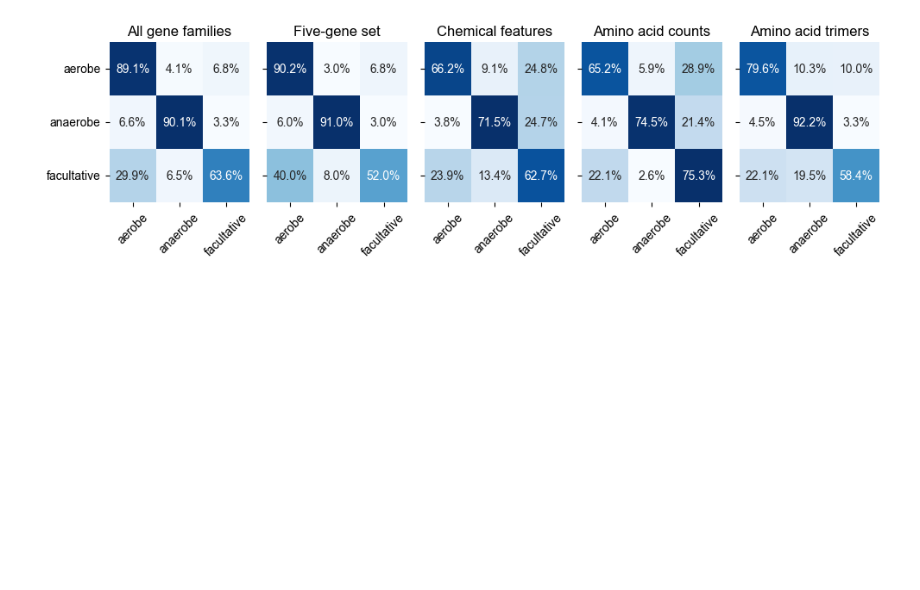
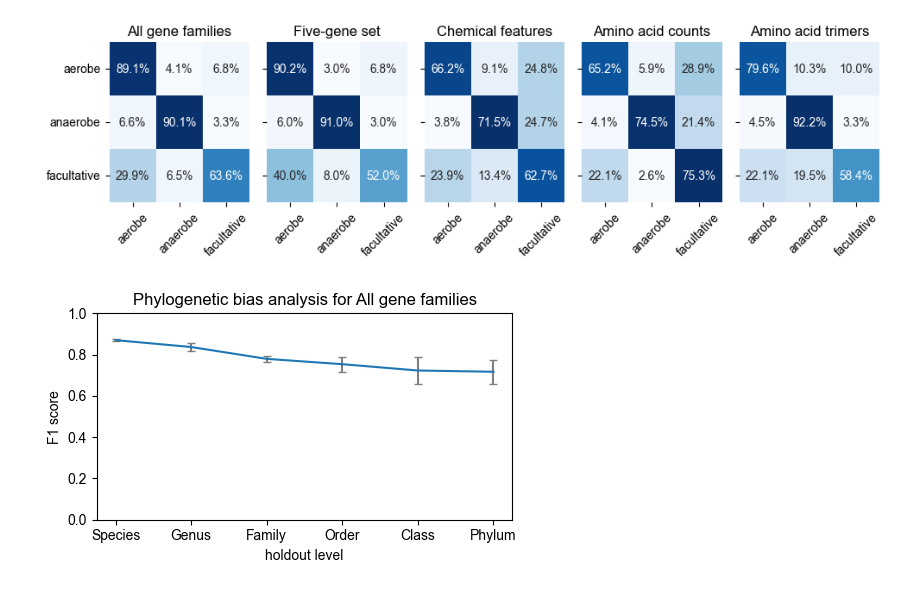
Before and after one commit to jgoldford/aerobot, a Jupyter notebook: aerobot/notebooks/classifiers.ipynb, the cells around one changed output. Saved outputs shown, nothing was run; the diff lists cells and outputs as text; code cells hidden in the pictures; blank space fills up the shorter version.

Commit message:
A few more updates to scripts and phylo-bias plotting

```diff
--- a/aerobot/notebooks/classifiers.ipynb
+++ b/aerobot/notebooks/classifiers.ipynb
@@ -46,3 +46,9 @@ dict_keys(['training_acc', 'validation_acc', 'classes', 'confusion_matrix', 'f1_
 plot_confusion_matrices(nonlinear_results)
 # %% [output]
 [figure]
+# %%
+phylo_bias_results = load_results_dict(os.path.join(RESULTS_PATH, 'phylo_bias_results_nonlinear_KO.json'))
+# %%
+plot_phylo_bias(phylo_bias_results)
+# %% [output]
+[figure, added]
```
Also changed, not shown: 6 other files.
